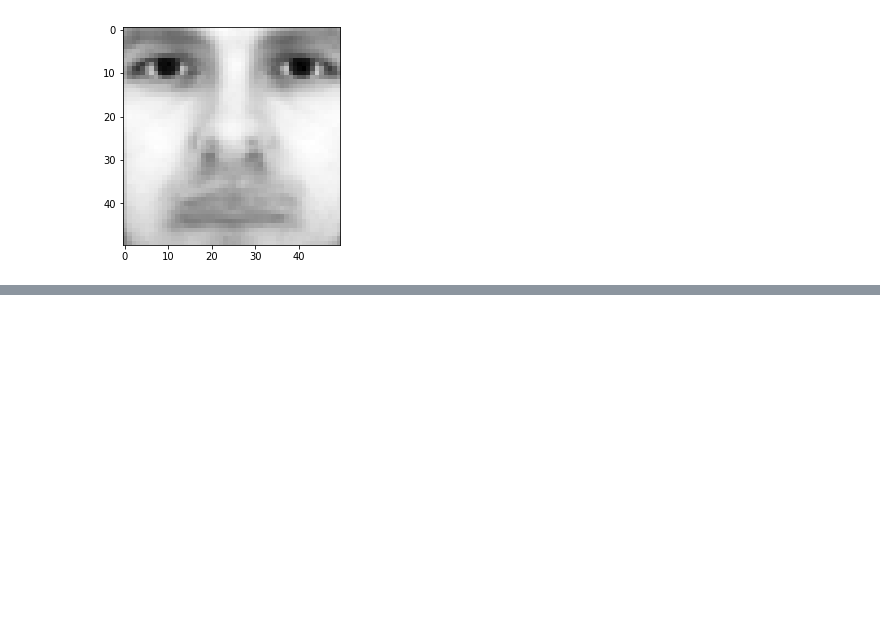
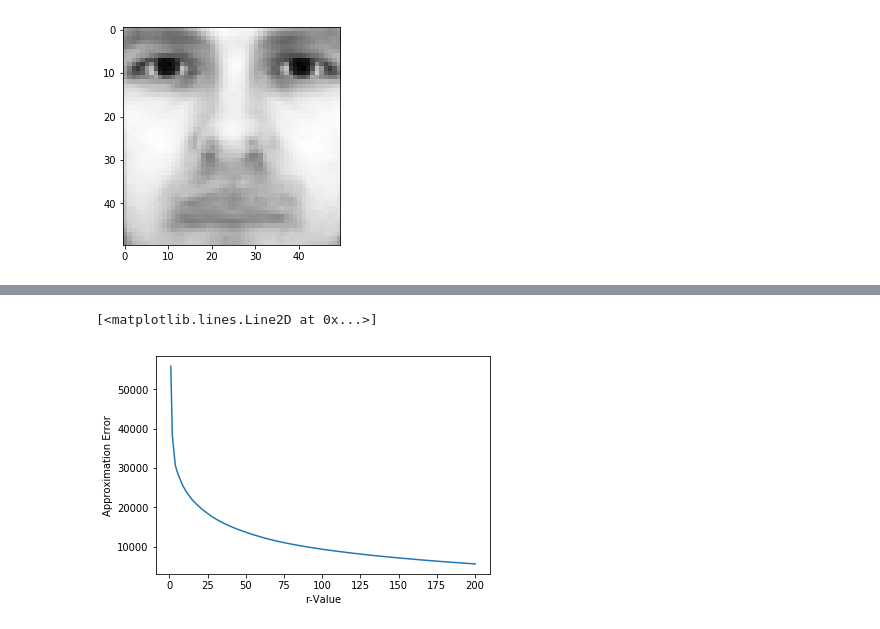
Before and after one commit to ryanfarr01/SVD_and_NaiveBayes, a Jupyter notebook: main.ipynb, the cells around one changed output, grey strips where cells are left out. Saved outputs shown, nothing was run; the diff lists cells and outputs as text; code cells hidden in the pictures; blank space fills up the shorter version.

```diff
--- a/main.ipynb
+++ b/main.ipynb
@@ -70,0 +83,18 @@ print(len(E), len([0]))
+# %%
+"""
+Part 1.F
+"""
+x_axis = [i for i in range(1, 201)]
+dist = []
+for r in range(1,201):
+    x_hat = U[:,:r].dot(E[:r,:r].dot(Vt[:r,:]))
+    d = np.linalg.norm(train_data - x_hat, ord='fro')
+    dist.append(d)
+
+plt.clf()
+plt.xlabel('r-Value')
+plt.ylabel('Approximation Error')
+plt.plot(x_axis, dist)
+# %% [output]
+[<matplotlib.lines.Line2D at 0x...>]
+[figure, added]
```
Also changed, not shown: parts of 10 cells of this notebook.
